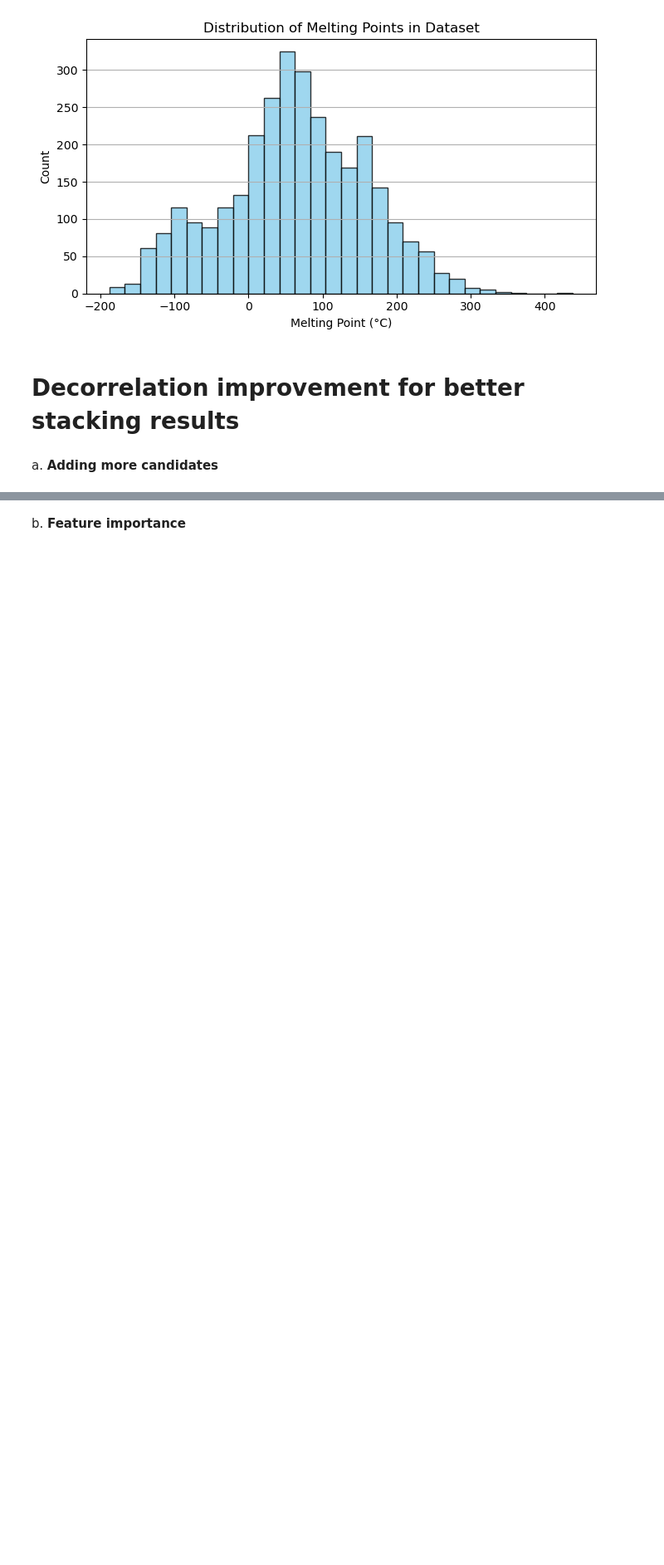
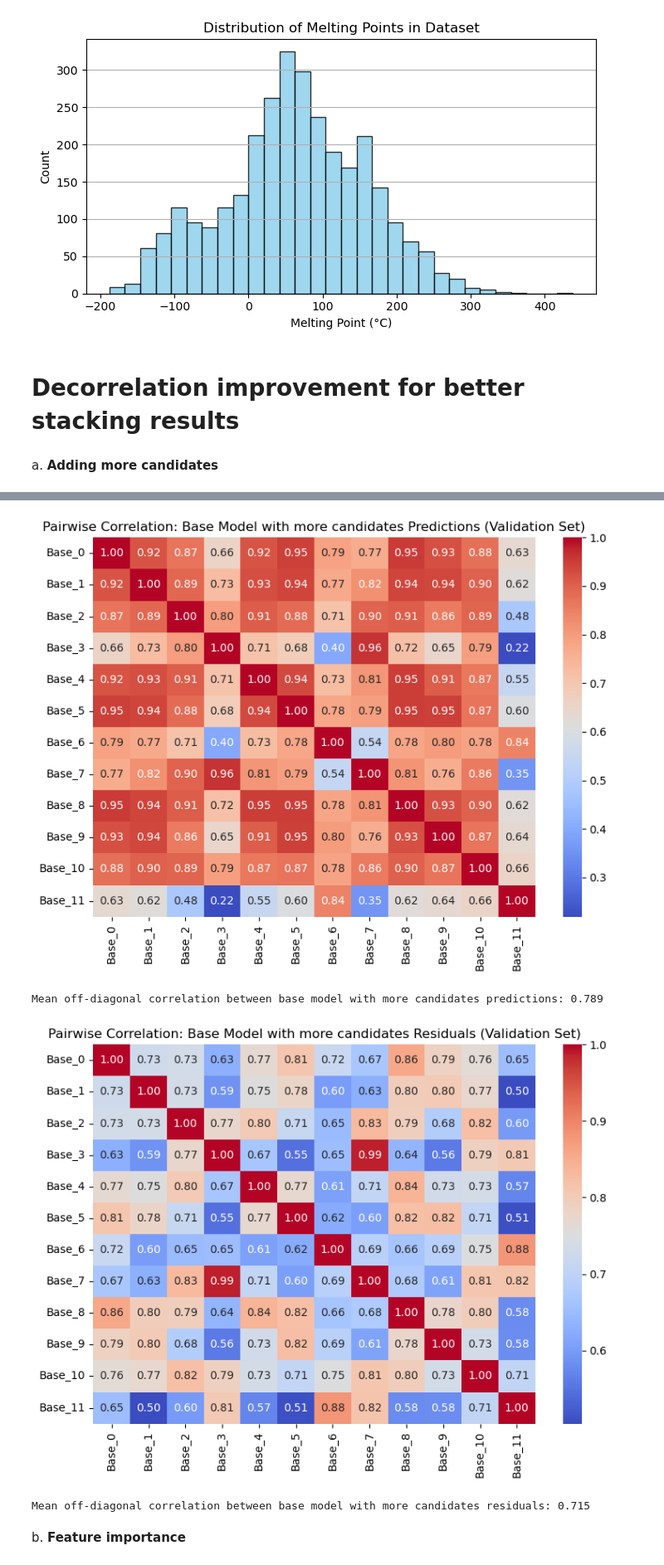
Before and after one commit to submerged-in-matrix/MeltingPoints_Inorganics, a Jupyter notebook: P_4_MP_Pred_2_Lvl_Ensemble.ipynb, the cells around one changed output, grey strips where cells are left out. Shown at 83% size. Cells and saved outputs as stored; diff of their text form; code cells hidden in the pictures; blank space fills up the shorter version.

```diff
--- a/P_4_MP_Pred_2_Lvl_Ensemble.ipynb
+++ b/P_4_MP_Pred_2_Lvl_Ensemble.ipynb
@@ -391,40 +397,45 @@ a. **Adding more candidates**
 # %%
-# # --- Correlation between base model predictions ---
-# preds_df = pd.DataFrame(
-#     more_candidate_base_preds_val,
-#     columns=[f"Base_{i}" for i in range(more_candidate_base_preds_val.shape[1])]
-# )
+# --- Correlation between base model predictions ---
+preds_df = pd.DataFrame(
+    more_candidate_base_preds_val,
+    columns=[f"Base_{i}" for i in range(more_candidate_base_preds_val.shape[1])]
+)
 
-# corr_preds = preds_df.corr()
+corr_preds = preds_df.corr()
 
-# plt.figure(figsize=(8,6))
-# sns.heatmap(corr_preds, annot=True, cmap="coolwarm", fmt=".2f")
-# plt.title("Pairwise Correlation: Base Model with more candidates Predictions (Validation Set)")
-# plt.tight_layout()
-# plt.show()
+plt.figure(figsize=(8,6))
+sns.heatmap(corr_preds, annot=True, cmap="coolwarm", fmt=".2f")
+plt.title("Pairwise Correlation: Base Model with more candidates Predictions (Validation Set)")
+plt.tight_layout()
+plt.show()
 
-# # Mean off-diagonal correlation
-# off_diag_preds = corr_preds.values[np.triu_indices_from(corr_preds.values, k=1)]
-# print(f"Mean off-diagonal correlation between base model with more candidates predictions: {np.mean(off_diag_preds):.3f}")
+# Mean off-diagonal correlation
+off_diag_preds = corr_preds.values[np.triu_indices_from(corr_preds.values, k=1)]
+print(f"Mean off-diagonal correlation between base model with more candidates predictions: {np.mean(off_diag_preds):.3f}")
 
-# # --- Correlation between base model residuals ---
-# resid = more_candidate_base_preds_val - y_val.values.reshape(-1,1)
-# resid_df = pd.DataFrame(
-#     resid,
-#     columns=[f"Base_{i}" for i in range(more_candidate_base_preds_val.shape[1])]
-# )
+# --- Correlation between base model residuals ---
+resid = more_candidate_base_preds_val - y_val.values.reshape(-1,1)
+resid_df = pd.DataFrame(
+    resid,
+    columns=[f"Base_{i}" for i in range(more_candidate_base_preds_val.shape[1])]
+)
 
-# corr_resid = resid_df.corr()
+corr_resid = resid_df.corr()
 
-# plt.figure(figsize=(8,6))
-# sns.heatmap(corr_resid, annot=True, cmap="coolwarm", fmt=".2f")
-# plt.title("Pairwise Correlation: Base Model with more candidates Residuals (Validation Set)")
-# plt.tight_layout()
-# plt.show()
+plt.figure(figsize=(8,6))
+sns.heatmap(corr_resid, annot=True, cmap="coolwarm", fmt=".2f")
+plt.title("Pairwise Correlation: Base Model with more candidates Residuals (Validation Set)")
+plt.tight_layout()
+plt.show()
 
-# # Mean off-diagonal correlation for residuals
-# off_diag_resid = corr_resid.values[np.triu_indices_from(corr_resid.values, k=1)]
-# print(f"Mean off-diagonal correlation between base model with more candidates residuals: {np.mean(off_diag_resid):.3f}")
+# Mean off-diagonal correlation for residuals
+off_diag_resid = corr_resid.values[np.triu_indices_from(corr_resid.values, k=1)]
+print(f"Mean off-diagonal correlation between base model with more candidates residuals: {np.mean(off_diag_resid):.3f}")
+# %% [output]
+[figure, added]
+Mean off-diagonal correlation between base model with more candidates predictions: 0.789
+[figure, added]
+Mean off-diagonal correlation between base model with more candidates residuals: 0.715
 # %% [markdown]
 b. **Feature importance**
 # %%
```
Also changed, not shown: parts of 7 cells of this notebook, 6 other files.
